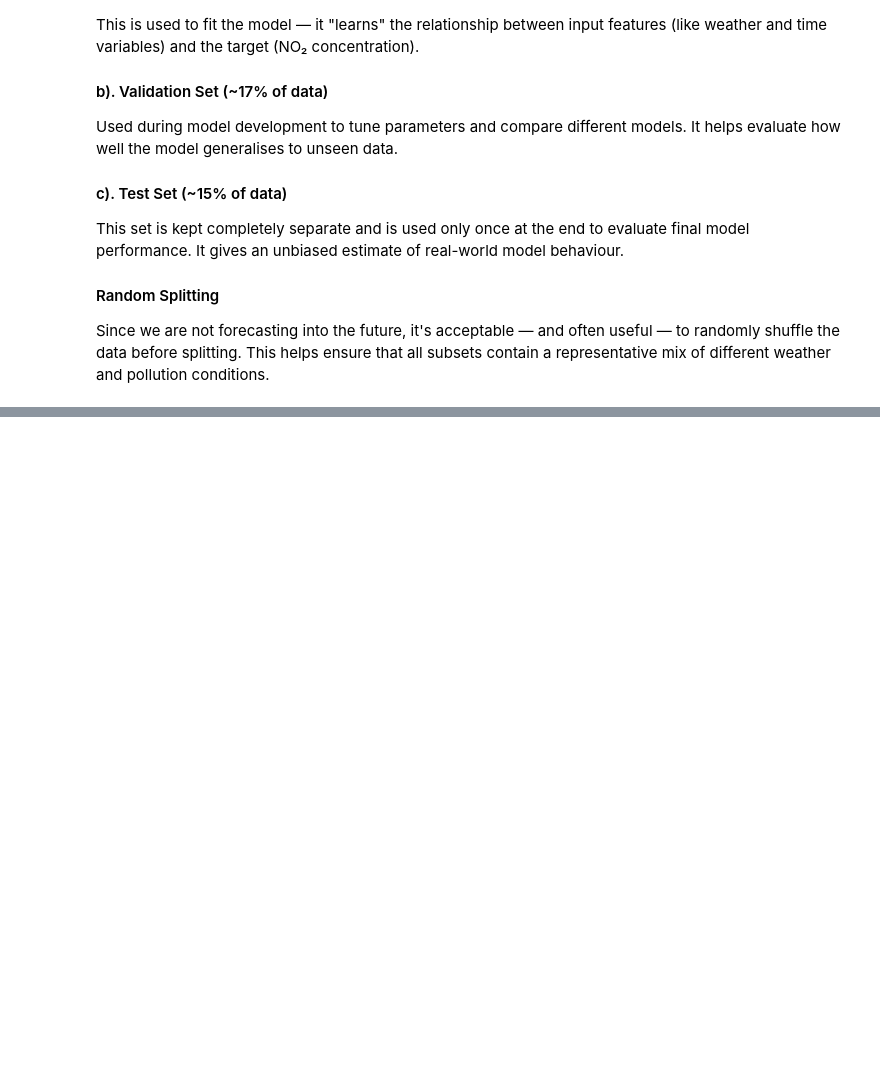
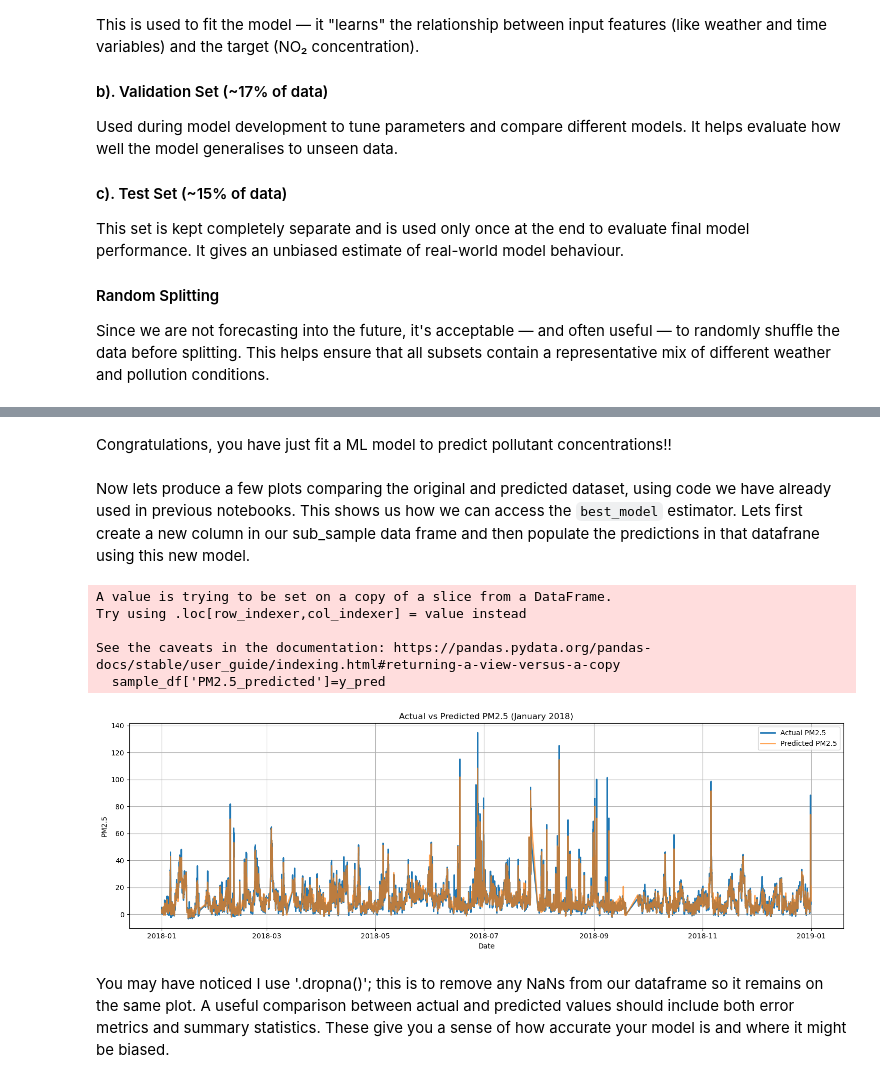
Before and after one commit to m-edal/Time-series-analytics-course, a Jupyter notebook: Practical_4_automl_shap.ipynb, the cells around one changed output, grey strips where cells are left out. Saved outputs shown, nothing was run; the diff lists cells and outputs as text; code cells hidden in the pictures; blank space fills up the shorter version.

```diff
--- a/Practical_4_automl_shap.ipynb
+++ b/Practical_4_automl_shap.ipynb
@@ -112,0 +133,4 @@ ModuleNotFoundError: No module named 'seaborn'
+# %%
+# load the site files and select the pollutant concentration and meteorological parameters. Here we use MAN3 as an example
+MAN3_DATA=pd.read_csv(station_files[2])
+print(MAN3_DATA.columns)
@@ -125,8 +183,11 @@ The code is presented below before a description is given:
 # %%
-# Define your features and target
-training_features_new = ['temp','U','V','t2m','u10','v10','blh_final','RH','sp','hour','day','month','unix','day_of_year']
-X = combined_df[training_features_new]
-y = combined_df['NO2']
+# prepare the training and test dataset for building the machine learning model
+from sklearn.model_selection import train_test_split
+
+sample_df=MAN3_DATA[MAN3_DATA.index.year==2018]
+
+y=sample_df[['PM2.5']].values
+X=sample_df[['wd', 'ws', 'temp', 'AT2.5', 'AP2.5', 'u10', 'v10', 'd2m', 't2m', 'blh', 'sp', 'ssrd', 'tp', 'r', 'U', 'V','hour', 'day', 'month', 'unix', 'day_of_year']].values
 
 # First split: 85% train+val, 15% test
 X_temp, X_test, y_temp, y_test = train_test_split(
@@ -475,0 +333,33 @@ shap.decision_plot(expected_value, sh, X1, feature_order="hclust", return_object
+# %% [markdown]
+Congratulations, you have just fit a ML model to predict pollutant concentrations!!
+# %% [markdown]
+Now lets produce a few plots comparing the original and predicted dataset, using code we have already used in previous notebooks. This shows us how we can access the `best_model` estimator.  Lets first create a new column in our sub_sample data frame and then populate the predictions in that datafrane using this new model.
+# %%
+# Use the same features that were used in training
+# Predict using the best model
+y_pred = best_model.predict(X)
+
+# Create a new column in the dataframe
+sample_df['PM2.5_predicted']=y_pred
+# %% [output]
+A value is trying to be set on a copy of a slice from a DataFrame.
+Try using .loc[row_indexer,col_indexer] = value instead
+
+See the caveats in the documentation: https://pandas.pydata.org/pandas-docs/stable/user_guide/indexing.html#returning-a-view-versus-a-copy
+  sample_df['PM2.5_predicted']=y_pred
+# %%
+# Generate a basic line plot to show how the two compare over time
+plt.figure(figsize=(15, 5))
+plt.plot(sample_df.index, sample_df['PM2.5'].dropna(), label='Actual PM2.5', linewidth=2)
+plt.plot(sample_df.index, sample_df['PM2.5_predicted'].dropna(), label='Predicted PM2.5', linewidth=2, alpha=0.7)
+plt.xlabel('Date')
+plt.ylabel('PM2.5')
+plt.title('Actual vs Predicted PM2.5 (January 2018)')
+plt.legend()
+plt.grid(True)
+plt.tight_layout()
+plt.show()
+# %% [output]
+[figure, added]
+# %% [markdown]
+You may have noticed I use '.dropna()'; this is to remove any NaNs from our dataframe so it remains on the same plot. A useful comparison between actual and predicted values should include both error metrics and summary statistics. These give you a sense of how accurate your model is and where it might be biased.
```
Also changed, not shown: parts of 66 cells of this notebook, 1 other file.
